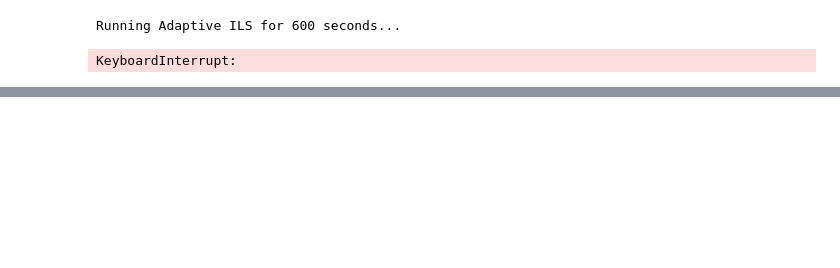
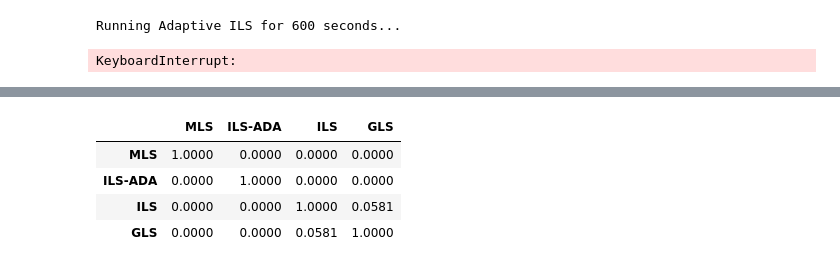
Before and after one commit to Cem-Kaya/Evo_Comp_Assignment_2, a Jupyter notebook: Practical_Assignment_2.ipynb, the cells around one changed output, grey strips where cells are left out. Saved outputs shown, nothing was run; the diff lists cells and outputs as text; code cells hidden in the pictures; blank space fills up the shorter version.

```diff
--- a/Practical_Assignment_2.ipynb
+++ b/Practical_Assignment_2.ipynb
@@ -583,0 +661,24 @@ pass
+# %%
+#Perform the statistical tests. You need to run the previous code block to get the cut sizes.
+data = np.full((len(algorithms), len(algorithms)), np.nan)
+for i in range(len(algorithms)):
+    for j in range(len(algorithms)):
+        if i == j:
+            data[i][j] = np.float64(1)
+        else:
+            data[i][j] = utils.perform_mann_whitney_u_test(cut_sizes[i], cut_sizes[j])[1]
+
+columns = algorithms
+index = algorithms
+df = pd.DataFrame(data, columns=columns, index=index)
+styled_df = df.style.set_properties(**{'text-align': 'center'})
+styled_df = styled_df.format(precision=4)
+styled_df = styled_df.set_table_styles([{'selector': 'th', 'props': [('text-align', 'center')]}])
+html_table = styled_df.to_html()
+HTML(html_table)
+# %% [output]
+|  | MLS | ILS-ADA | ILS | GLS |
+| MLS | 1.0000 | 0.0000 | 0.0000 | 0.0000 |
+| ILS-ADA | 0.0000 | 1.0000 | 0.0000 | 0.0000 |
+| ILS | 0.0000 | 0.0000 | 1.0000 | 0.0581 |
+| GLS | 0.0000 | 0.0000 | 0.0581 | 1.0000 |
```
Also changed, not shown: parts of 6 cells of this notebook, 55 other files.
